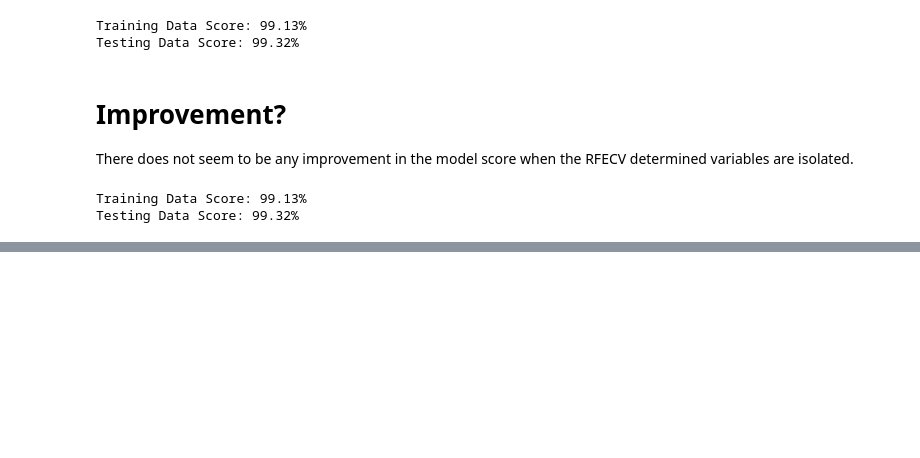
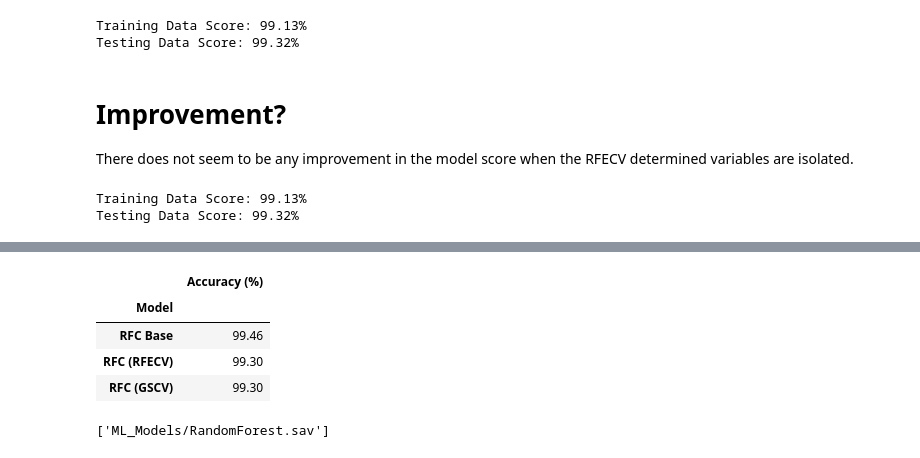
Before and after one commit to EpicTomatoSauce/uwa_final_project, a Jupyter notebook: clean.ipynb, the cells around one changed output, grey strips where cells are left out. Drawn from its saved outputs; the diff is of its cells as text; code cells hidden in the pictures; blank space fills up the shorter version.

```diff
--- a/clean.ipynb
+++ b/clean.ipynb
@@ -334,0 +520,21 @@ Testing Data Score: 99.32%
+# %%
+# Save Evaluations of each model predictions to a CSV
+model_evaluations = {"Model": ["RFC Base", "RFC (RFECV)", "RFC (GSCV)"], "Accuracy (%)": [RFC_test_score, RFC_RFECV_test_score, RFC_GSCV_tuned_test_score]}
+
+eval_df = pd.DataFrame(model_evaluations)
+# eval_df
+eval_df = eval_df.set_index("Model")
+
+eval_df.to_csv('ML_Models/RandomForest_Evaluations.csv')
+eval_df
+# %% [output]
+|  | Accuracy (%) |
+| Model |  |
+| RFC Base | 99.46 |
+| RFC (RFECV) | 99.30 |
+| RFC (GSCV) | 99.30 |
+# %%
+filename = 'ML_Models/RandomForest.sav'
+joblib.dump(RFC_GSCV_tuned, filename)
+# %% [output]
+['ML_Models/RandomForest.sav']
```
Also changed, not shown: parts of 22 cells of this notebook, 4 other files.
